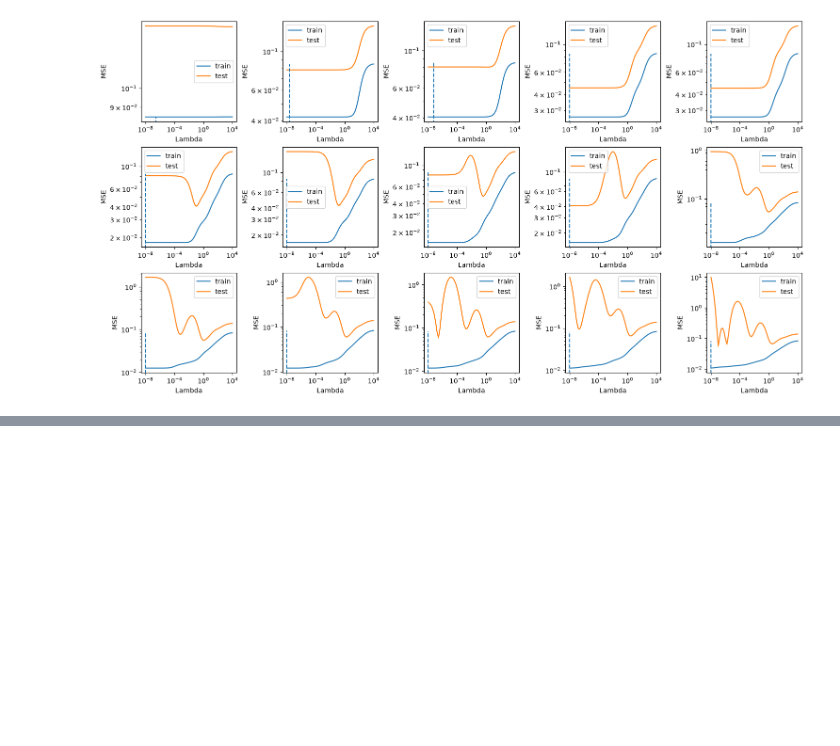
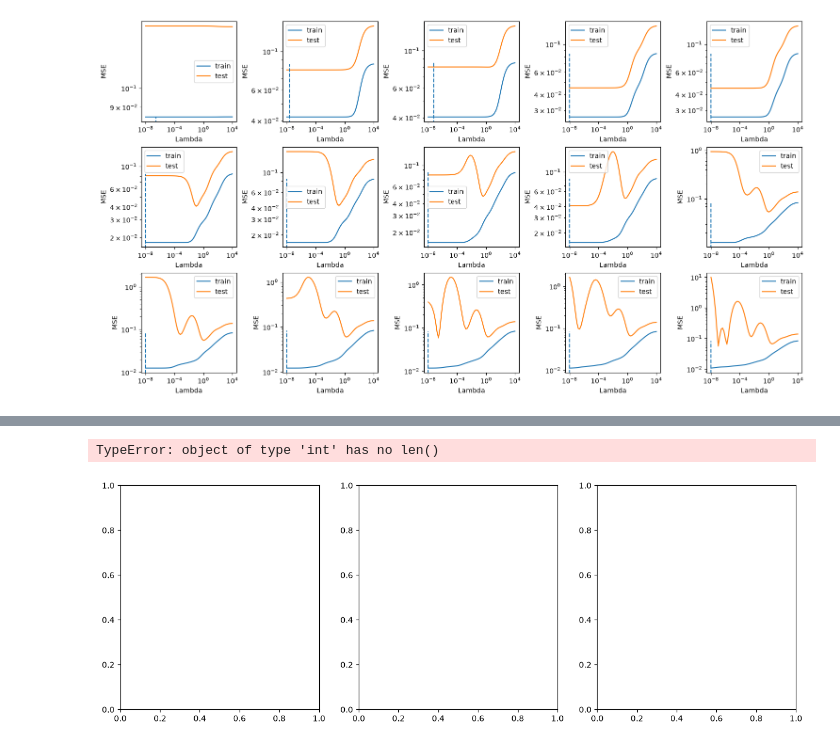
Before and after one commit to lukasMK01/FYS-STK4155, a Jupyter notebook: project_1/wip_project1.ipynb, the cells around one changed output, grey strips where cells are left out. Drawn from its saved outputs; the diff is of its cells as text; code cells hidden in the pictures; blank space fills up the shorter version.

```diff
--- a/project_1/wip_project1.ipynb
+++ b/project_1/wip_project1.ipynb
@@ -213,0 +260,54 @@ Minimum MSE is  0.056442377861310566 at lambda = 1e-07 for test data
+# %%
+# Your code for exercise 3 here
+n_bootstraps = 100 #100 resamples of training data
+degree_max = 14 #13 + 1
+
+def bootstrap_polynomial(x_train=x_train, x_test=x_test, y_train=y_train, y_test=y_test,degree_max=degree_max):
+
+    #Create empty matrices
+    error = np.zeros(degree_max)
+    bias = np.zeros(degree_max)
+    variance = np.zeros(degree_max)
+
+    #Loop through the polynomial degrees
+    for degree in range(degree_max):
+
+        #Create a model
+        model = make_pipeline(PolynomialFeatures(degree=degree),
+                              LinearRegression(fit_intercept=False))
+        #Create empty matrix
+        y_pred = np.empty((y_test.shape[0], n_bootstraps))
+        #Loop through the resampling (bootstrapping)
+        for i in range(n_bootstraps):
+            x_, y_ = resample(x_train, y_train)
+            y_pred[:, i] = model.fit(x_, y_).predict(x_test).ravel()
+
+        error[degree] = np.mean(np.mean((y_test - y_pred)**2, axis=1, keepdims=True))
+        bias[degree] = np.mean((y_test - np.mean(y_pred, axis=1, keepdims=True))**2)
+        variance[degree] = np.mean(np.var(y_pred, axis=1, keepdims=True))
+
+    return error, bias, variance
+
+
+fig, ax = plt.subplots(1,3,figsize=[15,5])
+sp = 0 #What subplot / axis to plot
+
+for n in (40,100,400):
+    error, bias, variance = bootstrap_polynomial(n,degree_max)
+
+    #Plot results
+    ax[sp].plot(range(degree_max),error,"o-",color="blue",label="Test error")
+    ax[sp].plot(range(degree_max),bias,"o-",color="red", label="Bias²")
+    ax[sp].plot(range(degree_max),variance,"o-",color="orange",label="Variance")
+    ax[sp].set_title(f"Decomposed MSE, n = {n}")
+    ax[sp].set_xlabel("Polynomial degree")
+
+    ax[sp].set_ylim(1e-4,2e3)
+    ax[sp].set_yscale("log")
+    ax[sp].legend()
+    sp += 1
+ax[0].set_ylabel("Errors")
+plt.show()
+# %% [output]
+TypeError: object of type 'int' has no len()
+[figure, added]
```
Also changed, not shown: parts of 4 cells of this notebook.
